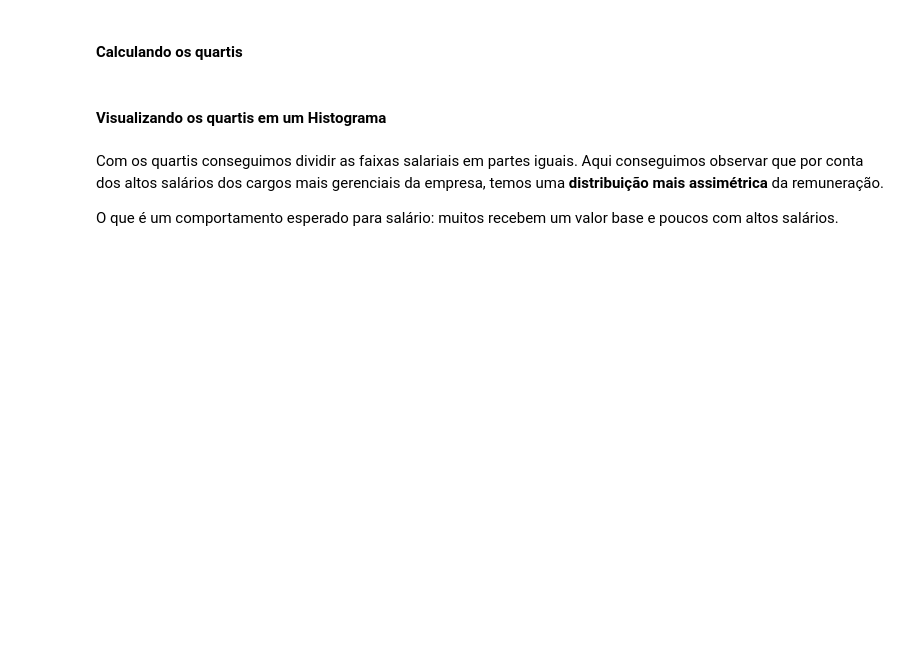
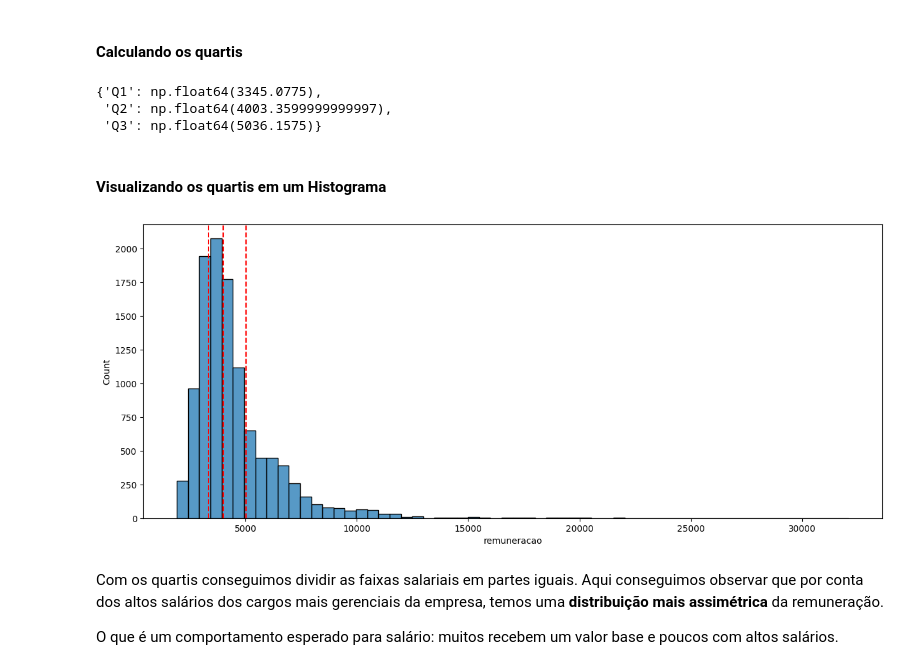
Before and after one commit to FranPomba/Tech-Fundation---alura-one, a Jupyter notebook: 3 - Estatística e Machine Learning/1 - Estatística com Python resumindo e analisando dados/Projeto_Inicial_Estatística_com_Python_frequencias_e_medidas.ipynb, the cells around one changed output. Cells and saved outputs as stored; diff of their text form; code cells hidden in the pictures; blank space fills up the shorter version.

```diff
--- a/3 - Estatística e Machine Learning/1 - Estatística com Python resumindo e analisando dados/Projeto_Inicial_Estatística_com_Python_frequencias_e_medidas.ipynb
+++ b/3 - Estatística e Machine Learning/1 - Estatística com Python resumindo e analisando dados/Projeto_Inicial_Estatística_com_Python_frequencias_e_medidas.ipynb
@@ -901,8 +972,30 @@ São medidas de posição semelhantes à mediana, embora não sejam medidas de t
 Para os salários, utilizaremos os quartis para observar as faixas salariais e o percentil acima de 99% para identificar se as pessoas coordenadoras estão entre os salários mais altos.
 # %% [markdown]
 #### **Calculando os quartis**
+# %%
+quartis = {
+    'Q1': colaboradores['remuneracao'].quantile(0.25),
+    'Q2': colaboradores['remuneracao'].quantile(0.50),
+    'Q3': colaboradores['remuneracao'].quantile(0.75)
+}
+
+quartis
+# %% [output]
+{'Q1': np.float64(3345.0775),
+ 'Q2': np.float64(4003.3599999999997),
+ 'Q3': np.float64(5036.1575)}
 # %% [markdown]
 #### **Visualizando os quartis em um Histograma**
+# %%
+plt.figure(figsize=(15, 6))
+sns.histplot(binwidth = 500, data=colaboradores, x='remuneracao')
+plt.axvline(quartis['Q1'], color='red', linestyle='dashed')
+plt.axvline(quartis['Q2'], color='red', linestyle='dashed')
+plt.axvline(quartis['Q3'], color='red', linestyle='dashed')
+
+plt.show()
+# %% [output]
+[figure, added]
 # %% [markdown]
 Com os quartis conseguimos dividir as faixas salariais em partes iguais. Aqui conseguimos observar que por conta dos altos salários dos cargos mais gerenciais da empresa, temos uma **distribuição mais assimétrica** da remuneração.
 
```
Also changed, not shown: parts of 25 cells of this notebook, 1 other file.
